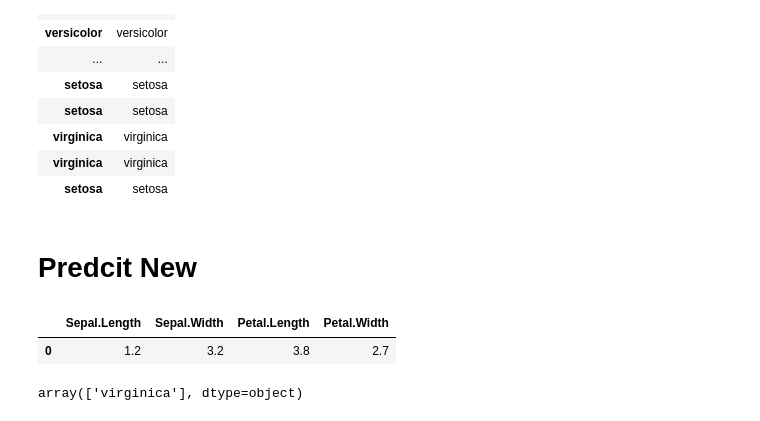
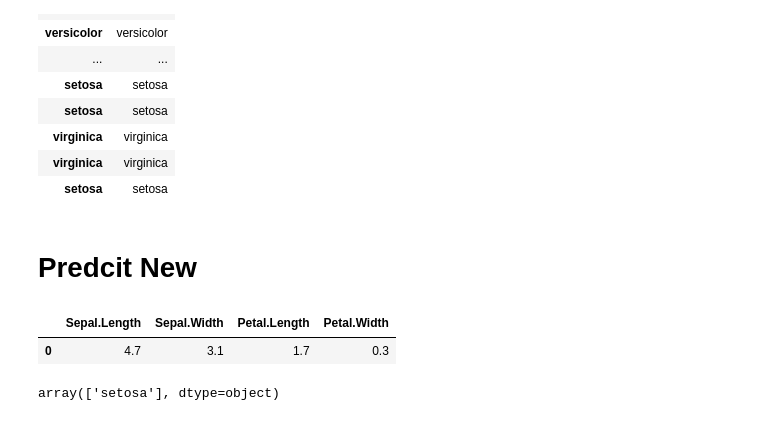
Before and after one commit to pradeep-isawasan/DataMiningPython, a Jupyter notebook: notebook.ipynb, the cells around one changed output. Saved outputs shown, nothing was run; the diff lists cells and outputs as text; code cells hidden in the pictures.

```diff
--- a/notebook.ipynb
+++ b/notebook.ipynb
@@ -313,17 +313,17 @@ pd.DataFrame(y_pred, y_test)
 # %% [markdown]
 # Predcit New
 # %%
-data = {'Sepal.Length': [1.2], 'Sepal.Width': [3.2], 'Petal.Length': [3.8], 'Petal.Width': [2.7]}
+data = {'Sepal.Length': [4.7], 'Sepal.Width': [3.1], 'Petal.Length': [1.7], 'Petal.Width': [0.3]}
 
 newdf = pd.DataFrame(data)
 
 newdf
 # %% [output]
 |  | Sepal.Length | Sepal.Width | Petal.Length | Petal.Width |
-| 0 | 1.2 | 3.2 | 3.8 | 2.7 |
+| 0 | 4.7 | 3.1 | 1.7 | 0.3 |
 # %%
 ynew = model.predict(newdf)
 
 ynew
 # %% [output]
-array(['virginica'], dtype=object)
+array(['setosa'], dtype=object)
```
Also changed, not shown: 4 other files.
